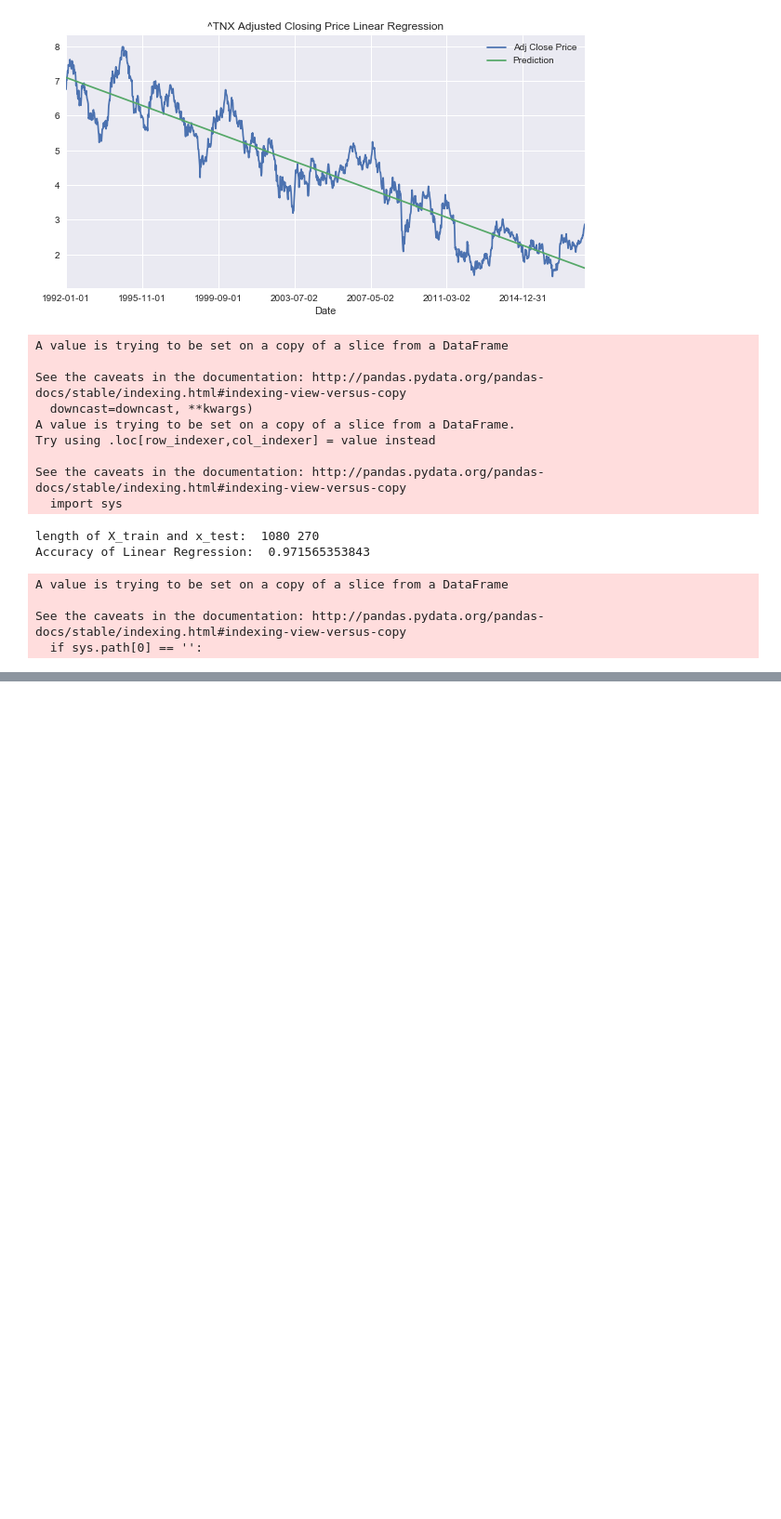
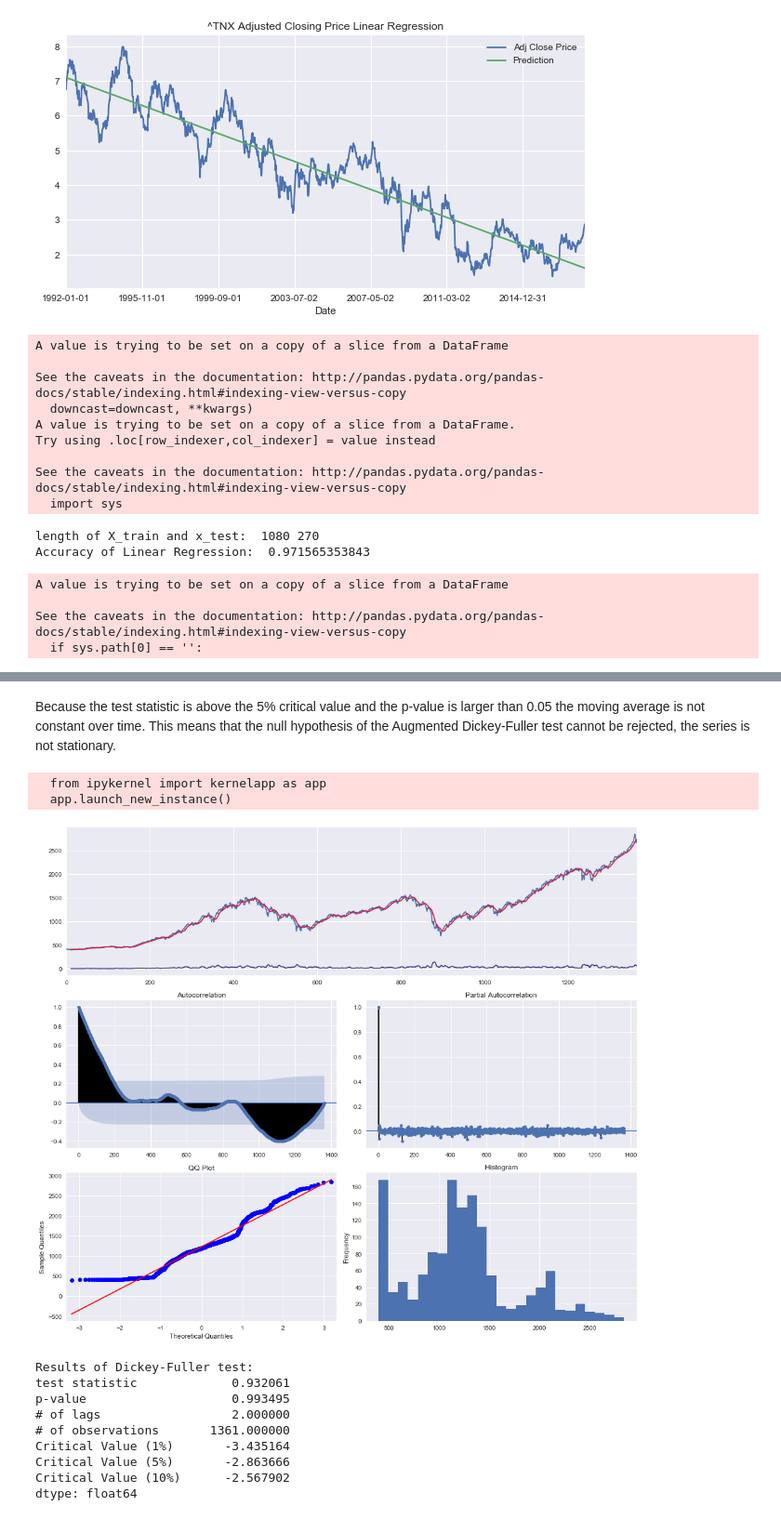
Before and after one commit to cyu1221/CS506, a Jupyter notebook: data/economic_data/Graph_Adjusted_Closing_Price.ipynb, the cells around one changed output, grey strips where cells are left out. Shown at 93% size. Saved outputs shown, nothing was run; the diff lists cells and outputs as text; code cells hidden in the pictures; blank space fills up the shorter version.

Commit message:
time series model

```diff
--- a/data/economic_data/Graph_Adjusted_Closing_Price.ipynb
+++ b/data/economic_data/Graph_Adjusted_Closing_Price.ipynb
@@ -102,0 +113,16 @@ See the caveats in the documentation: http://pandas.pydata.org/pandas-docs/stabl
+# %%
+import matplotlib.pyplot as plt
+from statsmodels.tsa.stattools import adfuller, kpss
+def adf_test(y):
+    # perform Augmented Dickey Fuller test
+    print('Results of Augmented Dickey-Fuller test:')
+    dftest = adfuller(y, autolag='AIC')
+    dfoutput = pd.Series(dftest[0:4], index=['test statistic', 'p-value', '# of lags', '# of observations'])
+    for key, value in dftest[4].items():
+        dfoutput['Critical Value ({})'.format(key)] = value
+    print(dfoutput)
+
+# apply the function to the time series
+data = pd.read_csv("^GSPC.csv")
+ac = data['Adj Close']
+adf_test(ac)
@@ -102,0 +139,2 @@ See the caveats in the documentation: http://pandas.pydata.org/pandas-docs/stabl
+# %% [markdown]
+Because the test statistic is above the 5% critical value and the p-value is larger than 0.05 the moving average is not constant over time. This means that the null hypothesis of the Augmented Dickey-Fuller test cannot be rejected, the series is not stationary.
@@ -102,0 +198,15 @@ See the caveats in the documentation: http://pandas.pydata.org/pandas-docs/stabl
+# %%
+ ts_diagnostics(ac)
+# %% [output]
+  from ipykernel import kernelapp as app
+  app.launch_new_instance()
+[figure, added]
+Results of Dickey-Fuller test:
+test statistic             0.932061
+p-value                    0.993495
+# of lags                  2.000000
+# of observations       1361.000000
+Critical Value (1%)       -3.435164
+Critical Value (5%)       -2.863666
+Critical Value (10%)      -2.567902
+dtype: float64
```
Also changed, not shown: parts of 13 cells of this notebook.
